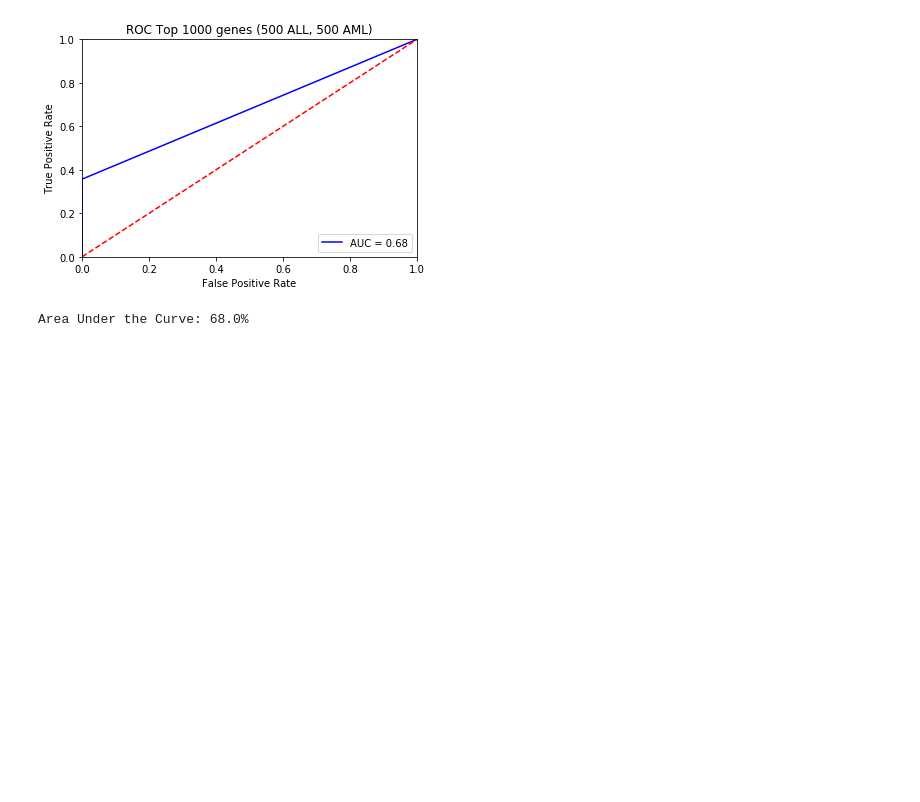
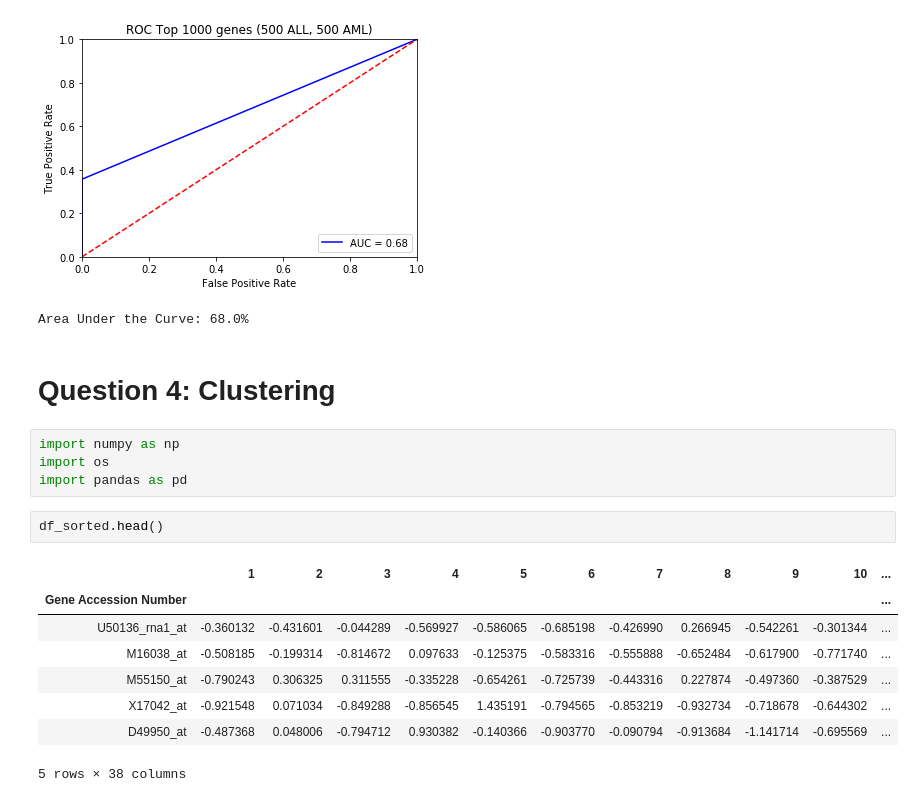
Before and after one commit to Jehutyver10/Bioinformatics-Assignment-1, a Jupyter notebook: Assignment1.ipynb, the cells around one changed output. Drawn from its saved outputs; the diff is of its cells as text; blank space fills up the shorter version.

```diff
--- a/Assignment1.ipynb
+++ b/Assignment1.ipynb
@@ -653,3 +641,20 @@ print("Area Under the Curve: {}%".format(round(roc_auc_3 * 100)))
 # %% [output]
 [figure]
 Area Under the Curve: 68.0%
+# %% [markdown]
+# Question 4: Clustering
+# %%
+import numpy as np
+import os
+import pandas as pd
+# %%
+df_sorted.head()
+# %% [output]
+|  | 1 | 2 | 3 | 4 | 5 | 6 | 7 | 8 | 9 | 10 | ... |
+| Gene Accession Number |  |  |  |  |  |  |  |  |  |  | ... |
+| U50136_rna1_at | -0.360132 | -0.431601 | -0.044289 | -0.569927 | -0.586065 | -0.685198 | -0.426990 | 0.266945 | -0.542261 | -0.301344 | ... |
+| M16038_at | -0.508185 | -0.199314 | -0.814672 | 0.097633 | -0.125375 | -0.583316 | -0.555888 | -0.652484 | -0.617900 | -0.771740 | ... |
+| M55150_at | -0.790243 | 0.306325 | 0.311555 | -0.335228 | -0.654261 | -0.725739 | -0.443316 | 0.227874 | -0.497360 | -0.387529 | ... |
+| X17042_at | -0.921548 | 0.071034 | -0.849288 | -0.856545 | 1.435191 | -0.794565 | -0.853219 | -0.932734 | -0.718678 | -0.644302 | ... |
+| D49950_at | -0.487368 | 0.048006 | -0.794712 | 0.930382 | -0.140366 | -0.903770 | -0.090794 | -0.913684 | -1.141714 | -0.695569 | ... |
+5 rows × 38 columns
```
Also changed, not shown: parts of 12 cells of this notebook.
